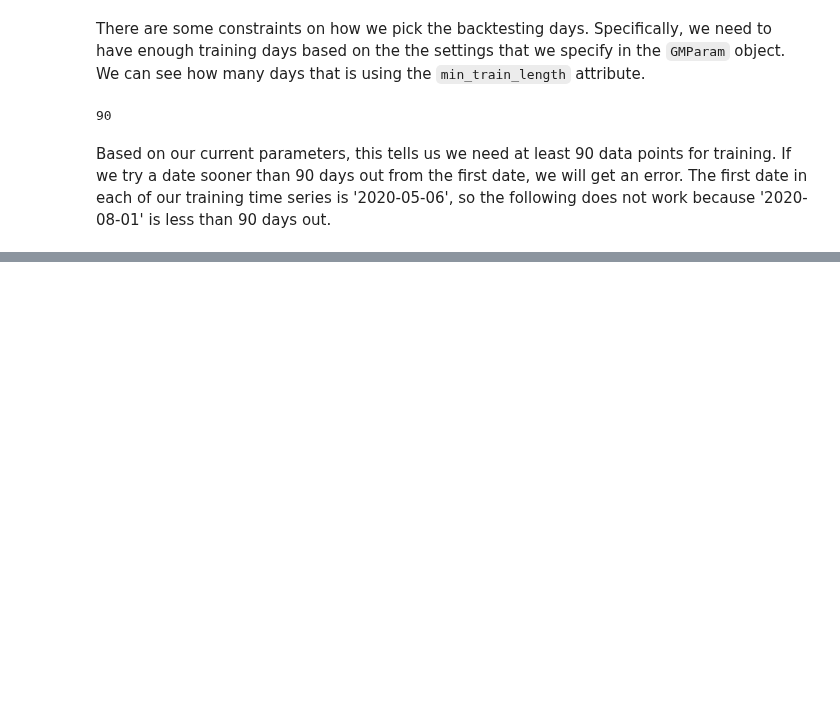
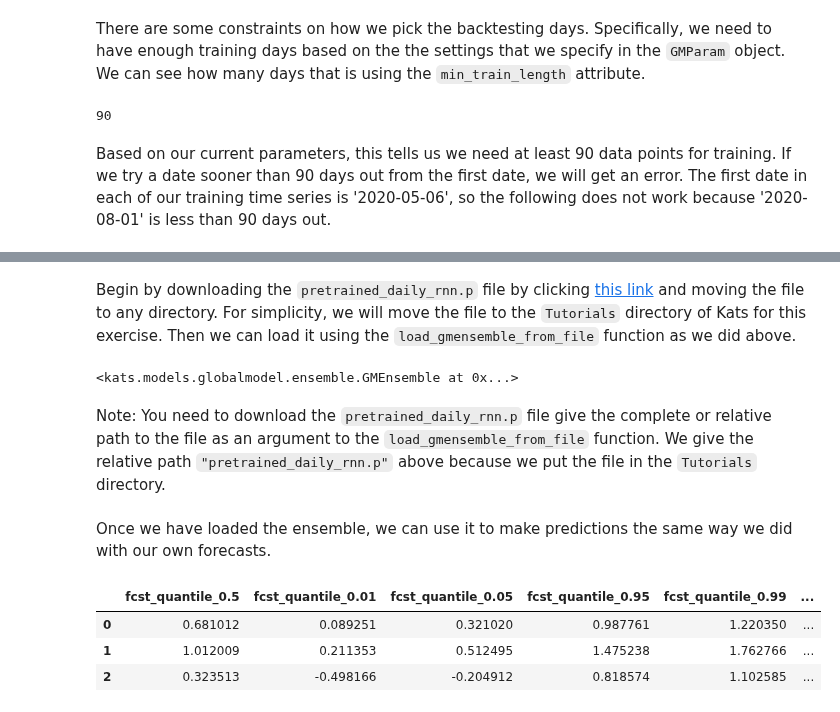
Before and after one commit to facebookresearch/Kats, a Jupyter notebook: tutorials/kats_205_globalmodel.ipynb, the cells around one changed output, grey strips where cells are left out. Drawn from its saved outputs; the diff is of its cells as text; code cells hidden in the pictures; blank space fills up the shorter version.

```diff
--- a/tutorials/kats_205_globalmodel.ipynb
+++ b/tutorials/kats_205_globalmodel.ipynb
@@ -380,0 +391,19 @@ Based on our current parameters, this tells us we need at least 90 data points f
+# %% [markdown]
+Begin by downloading the `pretrained_daily_rnn.p` file by clicking [this link](https://globalmodel.s3.amazonaws.com/pretrained_daily_rnn.p) and moving the file to any directory.  For simplicity, we will move the file to the `Tutorials` directory of Kats for this exercise.  Then we can load it using the `load_gmensemble_from_file` function as we did above.
+# %%
+gme_rnn = load_gmensemble_from_file("pretrained_daily_rnn.p")
+gme_rnn
+# %% [output]
+<kats.models.globalmodel.ensemble.GMEnsemble at 0x...>
+# %% [markdown]
+Note: You need to download the `pretrained_daily_rnn.p` file give the complete or relative path to the file as an argument to the `load_gmensemble_from_file` function.  We give the relative path `"pretrained_daily_rnn.p"` above because we put the file in the `Tutorials` directory.
+# %% [markdown]
+Once we have loaded the ensemble, we can use it to make predictions the same way we did with our own forecasts.
+# %%
+fcsts = gme_rnn.predict(test_TSs, steps = 3)
+fcsts[3]
+# %% [output]
+|  | fcst_quantile_0.5 | fcst_quantile_0.01 | fcst_quantile_0.05 | fcst_quantile_0.95 | fcst_quantile_0.99 | ... |
+| 0 | 0.681012 | 0.089251 | 0.321020 | 0.987761 | 1.220350 | ... |
+| 1 | 1.012009 | 0.211353 | 0.512495 | 1.475238 | 1.762766 | ... |
+| 2 | 0.323513 | -0.498166 | -0.204912 | 0.818574 | 1.102585 | ... |
```
Also changed, not shown: parts of 19 cells of this notebook.
